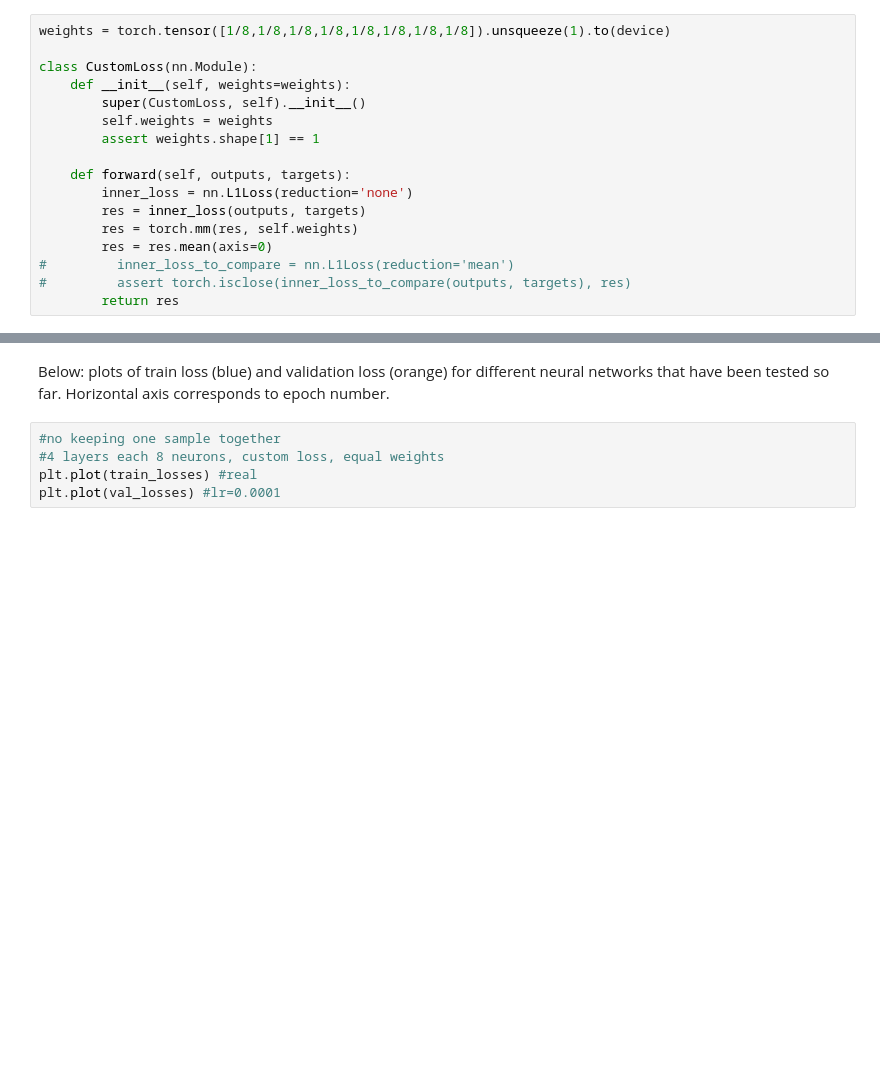
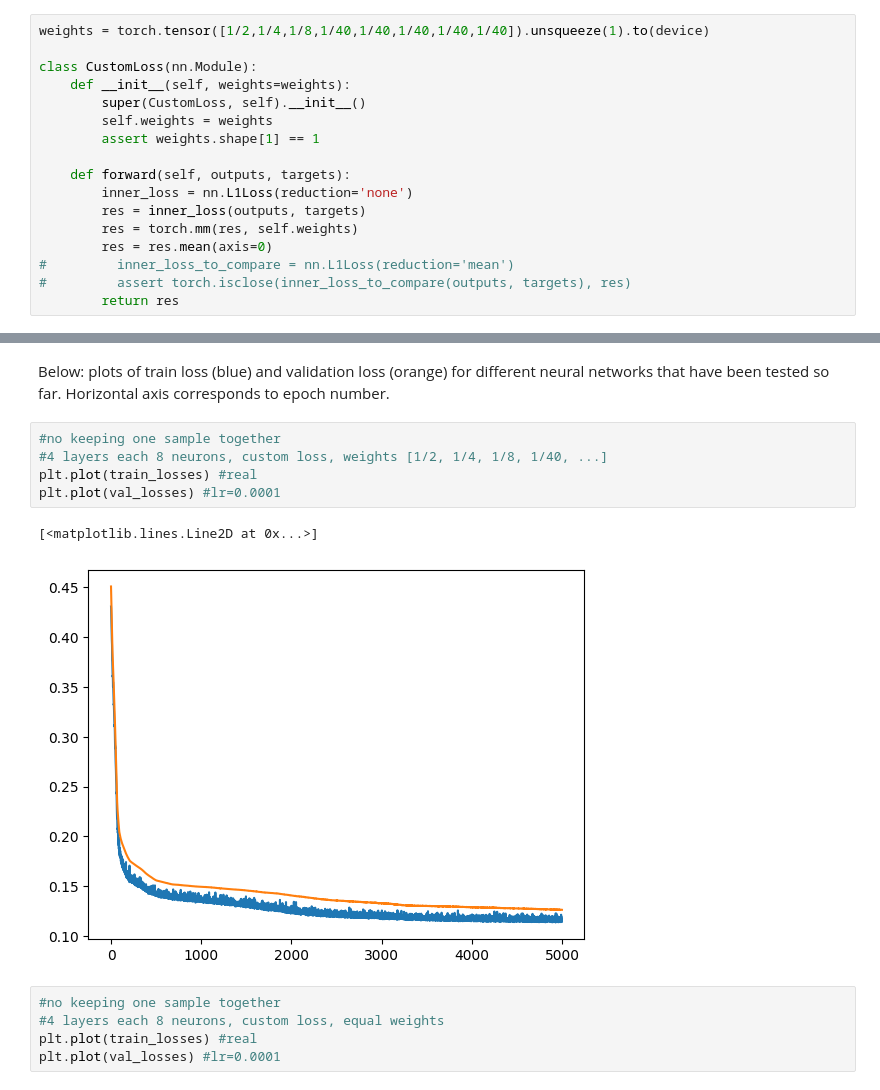
Before and after one commit to BDomzal/inks, a Jupyter notebook: notebooks/inks_nn_with_normalization.ipynb, the cells around one changed output, grey strips where cells are left out. Drawn from its saved outputs; the diff is of its cells as text; blank space fills up the shorter version.

```diff
--- a/notebooks/inks_nn_with_normalization.ipynb
+++ b/notebooks/inks_nn_with_normalization.ipynb
@@ -315,7 +316,7 @@ def train_one_epoch(loader, loss_fn, optimizer):
     avg_loss = running_loss / len(loader) # loss per batch
     return avg_loss
 # %%
-weights = torch.tensor([1/8,1/8,1/8,1/8,1/8,1/8,1/8,1/8]).unsqueeze(1).to(device)
+weights = torch.tensor([1/2,1/4,1/8,1/40,1/40,1/40,1/40,1/40]).unsqueeze(1).to(device)
 
 class CustomLoss(nn.Module):
     def __init__(self, weights=weights):
@@ -402,6 +402,14 @@ KeyboardInterrupt:
 #### Loss visualisation
 # %% [markdown]
 Below: plots of train loss (blue) and validation loss (orange) for different neural networks that have been tested so far. Horizontal axis corresponds to epoch number.
+# %%
+#no keeping one sample together
+#4 layers each 8 neurons, custom loss, weights [1/2, 1/4, 1/8, 1/40, ...]
+plt.plot(train_losses) #real
+plt.plot(val_losses) #lr=0.0001
+# %% [output]
+[<matplotlib.lines.Line2D at 0x...>]
+[figure, added]
 # %%
 #no keeping one sample together
 #4 layers each 8 neurons, custom loss, equal weights
```
Also changed, not shown: parts of 7 cells of this notebook, 1 other file.
